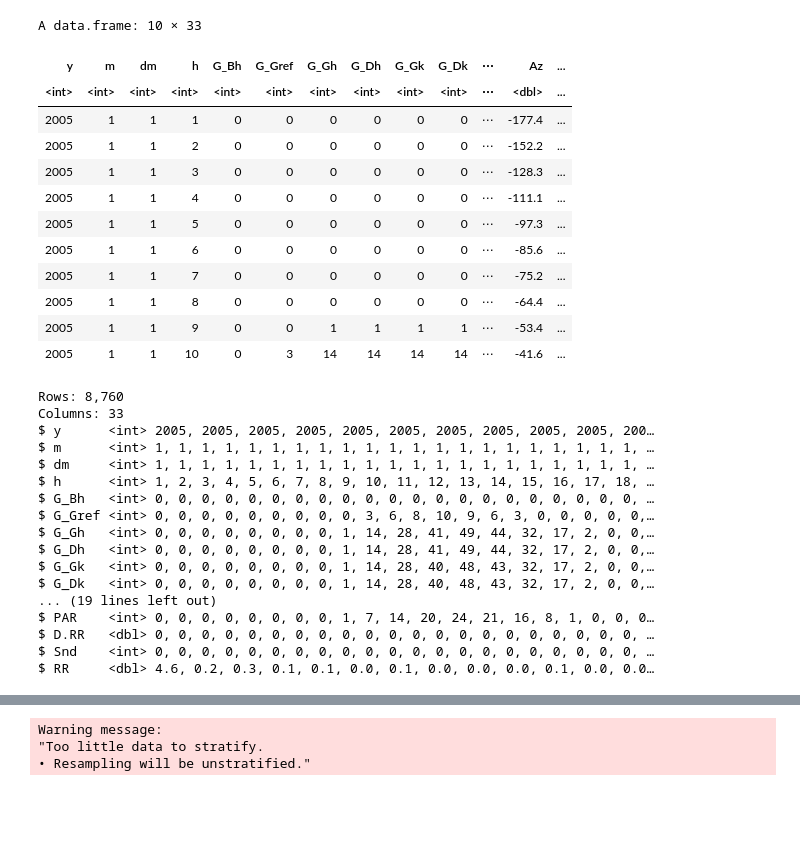
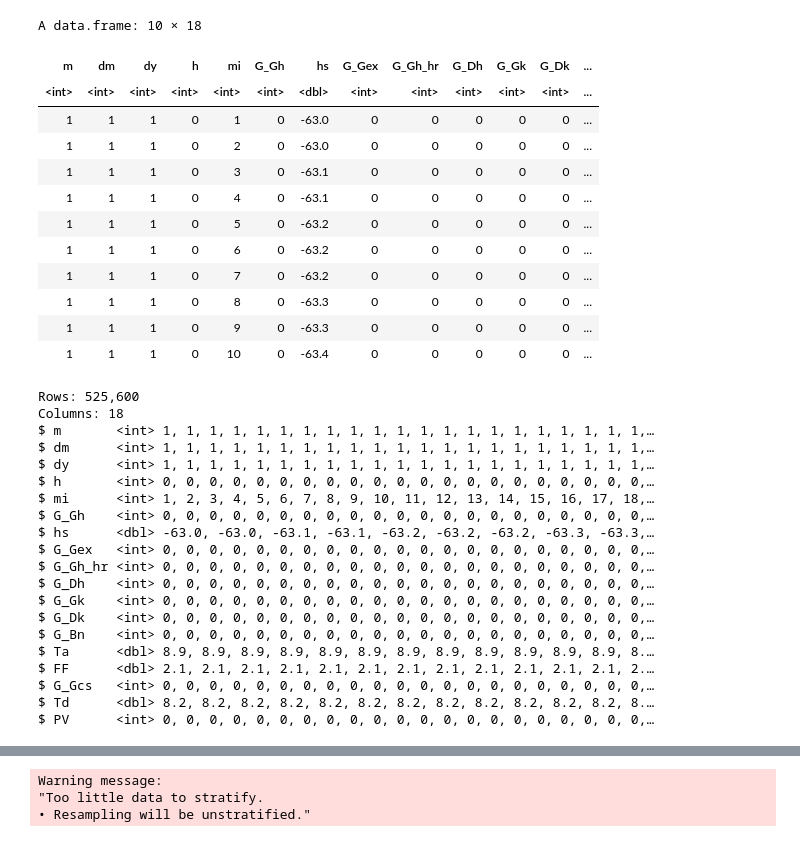
Before and after one commit to DMMinhas/EEEIC23, a Jupyter notebook: multicitypowerprediction.ipynb, the cells around one changed output, grey strips where cells are left out. Saved outputs shown, nothing was run; the diff lists cells and outputs as text; code cells hidden in the pictures; blank space fills up the shorter version.

```diff
--- a/multicitypowerprediction.ipynb
+++ b/multicitypowerprediction.ipynb
@@ -33,46 +24,51 @@ The following objects are masked from 'package:base':
 # %%
 # Import the data into the R session
-load("Saarbrucken.RData")
+Saar_hour <- read.table("C:/Users/Daud/Desktop/01mainrepo/02prml/eeeic23/Saarbruecken-Saar-min.dat", header = TRUE, sep = "\t")
 #Irr_data <- read_csv(file = "C:/Users/Daud/Google Drive/Phd Saarland/Paper by Dd/Phd_Themes/Res.2-Genration modeling (S-01.12.17)/Analysis of weather parameters/Saarbruecken-hour.csv", sep = ";")
 
 # View first few rows
 Saar_hour %>%
   slice_head(n = 10)
 # %% [output]
-A data.frame: 10 × 33
+A data.frame: 10 × 18
-| y | m | dm | h | G_Bh | G_Gref | G_Gh | G_Dh | G_Gk | G_Dk | ⋯ | Az | ... |
-| <int> | <int> | <int> | <int> | <int> | <int> | <int> | <int> | <int> | <int> | ⋯ | <dbl> | ... |
-| 2005 | 1 | 1 | 1 | 0 | 0 | 0 | 0 | 0 | 0 | ⋯ | -177.4 | ... |
-| 2005 | 1 | 1 | 2 | 0 | 0 | 0 | 0 | 0 | 0 | ⋯ | -152.2 | ... |
-| 2005 | 1 | 1 | 3 | 0 | 0 | 0 | 0 | 0 | 0 | ⋯ | -128.3 | ... |
-| 2005 | 1 | 1 | 4 | 0 | 0 | 0 | 0 | 0 | 0 | ⋯ | -111.1 | ... |
-| 2005 | 1 | 1 | 5 | 0 | 0 | 0 | 0 | 0 | 0 | ⋯ | -97.3 | ... |
-| 2005 | 1 | 1 | 6 | 0 | 0 | 0 | 0 | 0 | 0 | ⋯ | -85.6 | ... |
-| 2005 | 1 | 1 | 7 | 0 | 0 | 0 | 0 | 0 | 0 | ⋯ | -75.2 | ... |
-| 2005 | 1 | 1 | 8 | 0 | 0 | 0 | 0 | 0 | 0 | ⋯ | -64.4 | ... |
-| 2005 | 1 | 1 | 9 | 0 | 0 | 1 | 1 | 1 | 1 | ⋯ | -53.4 | ... |
-| 2005 | 1 | 1 | 10 | 0 | 3 | 14 | 14 | 14 | 14 | ⋯ | -41.6 | ... |
+| m | dm | dy | h | mi | G_Gh | hs | G_Gex | G_Gh_hr | G_Dh | G_Gk | G_Dk | ... |
+| <int> | <int> | <int> | <int> | <int> | <int> | <dbl> | <int> | <int> | <int> | <int> | <int> | ... |
+| 1 | 1 | 1 | 0 | 1 | 0 | -63.0 | 0 | 0 | 0 | 0 | 0 | ... |
+| 1 | 1 | 1 | 0 | 2 | 0 | -63.0 | 0 | 0 | 0 | 0 | 0 | ... |
+| 1 | 1 | 1 | 0 | 3 | 0 | -63.1 | 0 | 0 | 0 | 0 | 0 | ... |
+| 1 | 1 | 1 | 0 | 4 | 0 | -63.1 | 0 | 0 | 0 | 0 | 0 | ... |
+| 1 | 1 | 1 | 0 | 5 | 0 | -63.2 | 0 | 0 | 0 | 0 | 0 | ... |
+| 1 | 1 | 1 | 0 | 6 | 0 | -63.2 | 0 | 0 | 0 | 0 | 0 | ... |
+| 1 | 1 | 1 | 0 | 7 | 0 | -63.2 | 0 | 0 | 0 | 0 | 0 | ... |
+| 1 | 1 | 1 | 0 | 8 | 0 | -63.3 | 0 | 0 | 0 | 0 | 0 | ... |
+| 1 | 1 | 1 | 0 | 9 | 0 | -63.3 | 0 | 0 | 0 | 0 | 0 | ... |
+| 1 | 1 | 1 | 0 | 10 | 0 | -63.4 | 0 | 0 | 0 | 0 | 0 | ... |
 # %%
+library(dplyr)
+Saar_hour <- Saar_hour %>% rename(PV = PVprod)
 # Take a quick glance at the data
 glimpse(Saar_hour)
 # %% [output]
-Rows: 8,760
-Columns: 33
-$ y      <int> 2005, 2005, 2005, 2005, 2005, 2005, 2005, 2005, 2005, 2005, 200…
-$ m      <int> 1, 1, 1, 1, 1, 1, 1, 1, 1, 1, 1, 1, 1, 1, 1, 1, 1, 1, 1, 1, 1, …
-$ dm     <int> 1, 1, 1, 1, 1, 1, 1, 1, 1, 1, 1, 1, 1, 1, 1, 1, 1, 1, 1, 1, 1, …
-$ h      <int> 1, 2, 3, 4, 5, 6, 7, 8, 9, 10, 11, 12, 13, 14, 15, 16, 17, 18, …
-$ G_Bh   <int> 0, 0, 0, 0, 0, 0, 0, 0, 0, 0, 0, 0, 0, 0, 0, 0, 0, 0, 0, 0, 0, …
-$ G_Gref <int> 0, 0, 0, 0, 0, 0, 0, 0, 0, 3, 6, 8, 10, 9, 6, 3, 0, 0, 0, 0, 0,…
-$ G_Gh   <int> 0, 0, 0, 0, 0, 0, 0, 0, 1, 14, 28, 41, 49, 44, 32, 17, 2, 0, 0,…
-$ G_Dh   <int> 0, 0, 0, 0, 0, 0, 0, 0, 1, 14, 28, 41, 49, 44, 32, 17, 2, 0, 0,…
-$ G_Gk   <int> 0, 0, 0, 0, 0, 0, 0, 0, 1, 14, 28, 40, 48, 43, 32, 17, 2, 0, 0,…
-$ G_Dk   <int> 0, 0, 0, 0, 0, 0, 0, 0, 1, 14, 28, 40, 48, 43, 32, 17, 2, 0, 0,…
-... (19 lines left out)
-$ PAR    <int> 0, 0, 0, 0, 0, 0, 0, 0, 1, 7, 14, 20, 24, 21, 16, 8, 1, 0, 0, 0…
-$ D.RR   <dbl> 0, 0, 0, 0, 0, 0, 0, 0, 0, 0, 0, 0, 0, 0, 0, 0, 0, 0, 0, 0, 0, …
-$ Snd    <int> 0, 0, 0, 0, 0, 0, 0, 0, 0, 0, 0, 0, 0, 0, 0, 0, 0, 0, 0, 0, 0, …
-$ RR     <dbl> 4.6, 0.2, 0.3, 0.1, 0.1, 0.0, 0.1, 0.0, 0.0, 0.0, 0.1, 0.0, 0.0…
+Rows: 525,600
+Columns: 18
+$ m       <int> 1, 1, 1, 1, 1, 1, 1, 1, 1, 1, 1, 1, 1, 1, 1, 1, 1, 1, 1, 1, 1,…
+$ dm      <int> 1, 1, 1, 1, 1, 1, 1, 1, 1, 1, 1, 1, 1, 1, 1, 1, 1, 1, 1, 1, 1,…
+$ dy      <int> 1, 1, 1, 1, 1, 1, 1, 1, 1, 1, 1, 1, 1, 1, 1, 1, 1, 1, 1, 1, 1,…
+$ h       <int> 0, 0, 0, 0, 0, 0, 0, 0, 0, 0, 0, 0, 0, 0, 0, 0, 0, 0, 0, 0, 0,…
+$ mi      <int> 1, 2, 3, 4, 5, 6, 7, 8, 9, 10, 11, 12, 13, 14, 15, 16, 17, 18,…
+$ G_Gh    <int> 0, 0, 0, 0, 0, 0, 0, 0, 0, 0, 0, 0, 0, 0, 0, 0, 0, 0, 0, 0, 0,…
+$ hs      <dbl> -63.0, -63.0, -63.1, -63.1, -63.2, -63.2, -63.2, -63.3, -63.3,…
+$ G_Gex   <int> 0, 0, 0, 0, 0, 0, 0, 0, 0, 0, 0, 0, 0, 0, 0, 0, 0, 0, 0, 0, 0,…
+$ G_Gh_hr <int> 0, 0, 0, 0, 0, 0, 0, 0, 0, 0, 0, 0, 0, 0, 0, 0, 0, 0, 0, 0, 0,…
+$ G_Dh    <int> 0, 0, 0, 0, 0, 0, 0, 0, 0, 0, 0, 0, 0, 0, 0, 0, 0, 0, 0, 0, 0,…
+$ G_Gk    <int> 0, 0, 0, 0, 0, 0, 0, 0, 0, 0, 0, 0, 0, 0, 0, 0, 0, 0, 0, 0, 0,…
+$ G_Dk    <int> 0, 0, 0, 0, 0, 0, 0, 0, 0, 0, 0, 0, 0, 0, 0, 0, 0, 0, 0, 0, 0,…
+$ G_Bn    <int> 0, 0, 0, 0, 0, 0, 0, 0, 0, 0, 0, 0, 0, 0, 0, 0, 0, 0, 0, 0, 0,…
+$ Ta      <dbl> 8.9, 8.9, 8.9, 8.9, 8.9, 8.9, 8.9, 8.9, 8.9, 8.9, 8.9, 8.9, 8.…
+$ FF      <dbl> 2.1, 2.1, 2.1, 2.1, 2.1, 2.1, 2.1, 2.1, 2.1, 2.1, 2.1, 2.1, 2.…
+$ G_Gcs   <int> 0, 0, 0, 0, 0, 0, 0, 0, 0, 0, 0, 0, 0, 0, 0, 0, 0, 0, 0, 0, 0,…
+$ Td      <dbl> 8.2, 8.2, 8.2, 8.2, 8.2, 8.2, 8.2, 8.2, 8.2, 8.2, 8.2, 8.2, 8.…
+$ PV      <int> 0, 0, 0, 0, 0, 0, 0, 0, 0, 0, 0, 0, 0, 0, 0, 0, 0, 0, 0, 0, 0,…
 # %%
 # Create a data frame of categorical features & label
 categorical_features <- Saar_hour %>%
```
Also changed, not shown: parts of 4 cells of this notebook.
